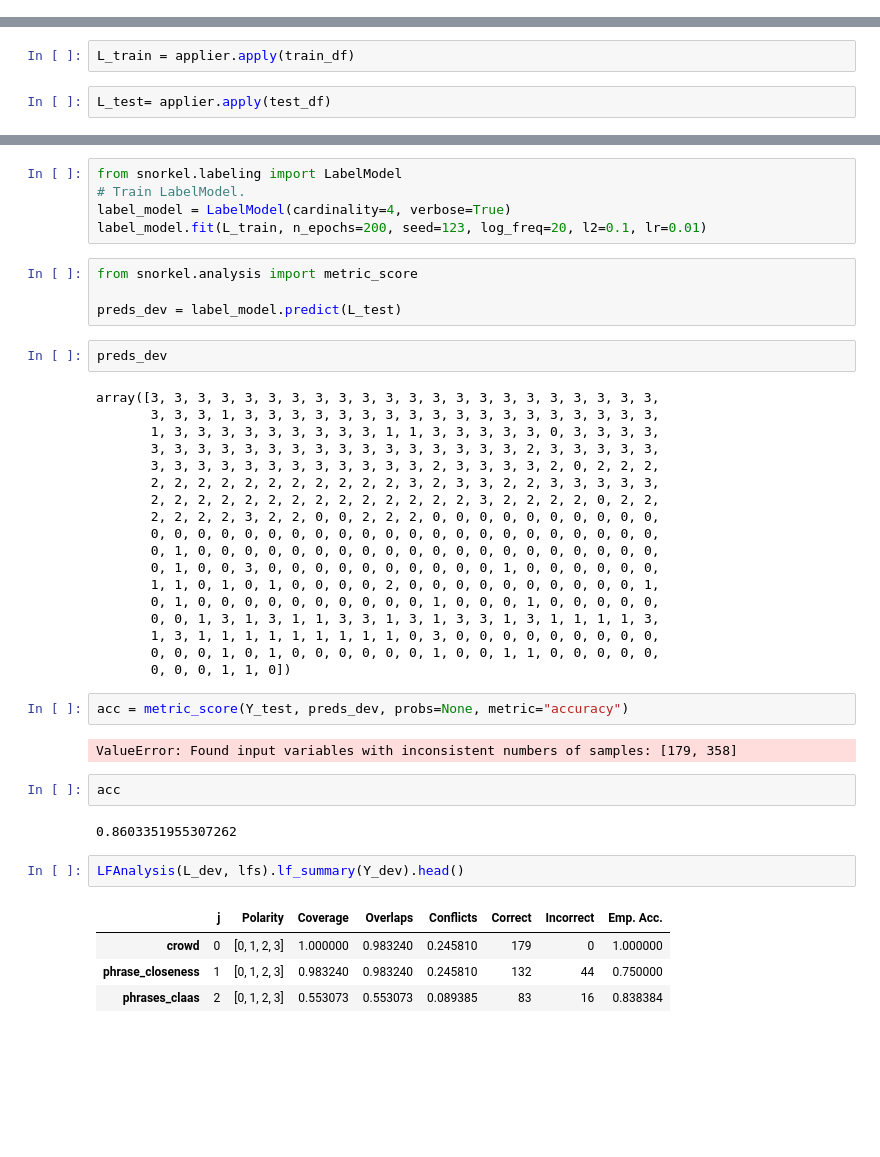
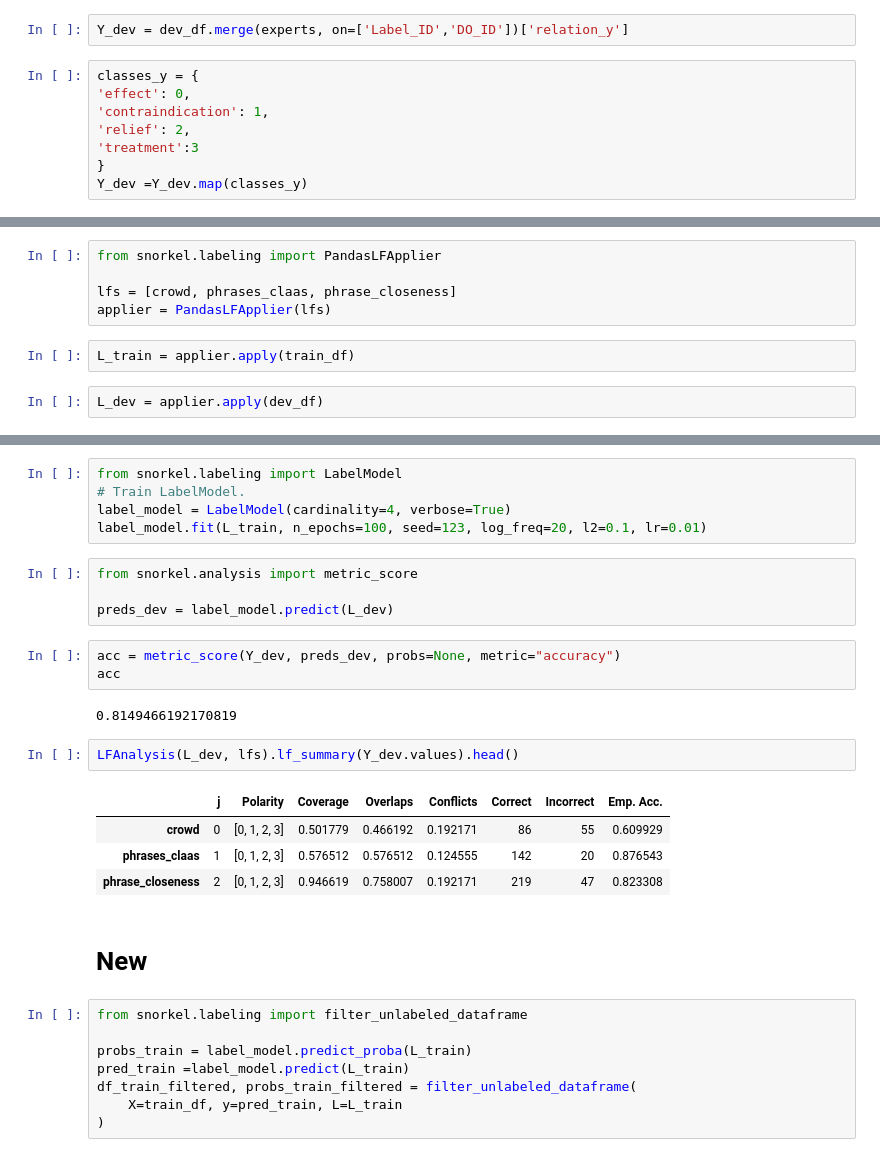
Before and after one commit to MaastrichtU-IDS/OptimAL, a Jupyter notebook: labeling/programmatic/snorkel.ipynb, the cells around one changed output, grey strips where cells are left out. Drawn from its saved outputs; the diff is of its cells as text; blank space fills up the shorter version.

```diff
--- a/labeling/programmatic/snorkel.ipynb
+++ b/labeling/programmatic/snorkel.ipynb
@@ -411,0 +216,10 @@ applier = PandasLFApplier(lfs)
+# %%
+Y_dev = dev_df.merge(experts, on=['Label_ID','DO_ID'])['relation_y']
+# %%
+classes_y = {
+'effect': 0,
+'contraindication': 1,
+'relief': 2,
+'treatment':3
+}
+Y_dev =Y_dev.map(classes_y)
@@ -412,4 +519,9 @@ applier = PandasLFApplier(lfs)
+# %%
+from snorkel.labeling import PandasLFApplier
+
+lfs = [crowd, phrases_claas, phrase_closeness]
+applier = PandasLFApplier(lfs)
 # %%
 L_train = applier.apply(train_df)
 # %%
-L_test= applier.apply(test_df)
+L_dev = applier.apply(dev_df)
@@ -417,43 +533,30 @@ L_test= applier.apply(test_df)
 from snorkel.labeling import LabelModel
 # Train LabelModel.
 label_model = LabelModel(cardinality=4, verbose=True)
-label_model.fit(L_train, n_epochs=200, seed=123, log_freq=20, l2=0.1, lr=0.01)
+label_model.fit(L_train, n_epochs=100, seed=123, log_freq=20, l2=0.1, lr=0.01)
 # %%
 from snorkel.analysis import metric_score
 
-preds_dev = label_model.predict(L_test)
+preds_dev = label_model.predict(L_dev)
-# %%
-preds_dev
-# %% [output]
-array([3, 3, 3, 3, 3, 3, 3, 3, 3, 3, 3, 3, 3, 3, 3, 3, 3, 3, 3, 3, 3, 3,
-       3, 3, 3, 1, 3, 3, 3, 3, 3, 3, 3, 3, 3, 3, 3, 3, 3, 3, 3, 3, 3, 3,
-       1, 3, 3, 3, 3, 3, 3, 3, 3, 3, 1, 1, 3, 3, 3, 3, 3, 0, 3, 3, 3, 3,
-       3, 3, 3, 3, 3, 3, 3, 3, 3, 3, 3, 3, 3, 3, 3, 3, 2, 3, 3, 3, 3, 3,
-       3, 3, 3, 3, 3, 3, 3, 3, 3, 3, 3, 3, 2, 3, 3, 3, 3, 2, 0, 2, 2, 2,
-       2, 2, 2, 2, 2, 2, 2, 2, 2, 2, 2, 3, 2, 3, 3, 2, 2, 3, 3, 3, 3, 3,
-       2, 2, 2, 2, 2, 2, 2, 2, 2, 2, 2, 2, 2, 2, 3, 2, 2, 2, 2, 0, 2, 2,
-       2, 2, 2, 2, 3, 2, 2, 0, 0, 2, 2, 2, 0, 0, 0, 0, 0, 0, 0, 0, 0, 0,
-       0, 0, 0, 0, 0, 0, 0, 0, 0, 0, 0, 0, 0, 0, 0, 0, 0, 0, 0, 0, 0, 0,
-       0, 1, 0, 0, 0, 0, 0, 0, 0, 0, 0, 0, 0, 0, 0, 0, 0, 0, 0, 0, 0, 0,
-       0, 1, 0, 0, 3, 0, 0, 0, 0, 0, 0, 0, 0, 0, 0, 1, 0, 0, 0, 0, 0, 0,
-       1, 1, 0, 1, 0, 1, 0, 0, 0, 0, 2, 0, 0, 0, 0, 0, 0, 0, 0, 0, 0, 1,
-       0, 1, 0, 0, 0, 0, 0, 0, 0, 0, 0, 0, 1, 0, 0, 0, 1, 0, 0, 0, 0, 0,
-       0, 0, 1, 3, 1, 3, 1, 1, 3, 3, 1, 3, 1, 3, 3, 1, 3, 1, 1, 1, 1, 3,
-       1, 3, 1, 1, 1, 1, 1, 1, 1, 1, 1, 0, 3, 0, 0, 0, 0, 0, 0, 0, 0, 0,
-       0, 0, 0, 1, 0, 1, 0, 0, 0, 0, 0, 0, 1, 0, 0, 1, 1, 0, 0, 0, 0, 0,
-       0, 0, 0, 1, 1, 0])
 # %%
-acc = metric_score(Y_test, preds_dev, probs=None, metric="accuracy")
+acc = metric_score(Y_dev, preds_dev, probs=None, metric="accuracy")
+acc
 # %% [output]
-ValueError: Found input variables with inconsistent numbers of samples: [179, 358]
+0.8149466192170819
-# %%
-acc
-# %% [output]
-0.8603351955307262
 # %%
-LFAnalysis(L_dev, lfs).lf_summary(Y_dev).head()
+LFAnalysis(L_dev, lfs).lf_summary(Y_dev.values).head()
 # %% [output]
 |  | j | Polarity | Coverage | Overlaps | Conflicts | Correct | Incorrect | Emp. Acc. |
-| crowd | 0 | [0, 1, 2, 3] | 1.000000 | 0.983240 | 0.245810 | 179 | 0 | 1.000000 |
-| phrase_closeness | 1 | [0, 1, 2, 3] | 0.983240 | 0.983240 | 0.245810 | 132 | 44 | 0.750000 |
-| phrases_claas | 2 | [0, 1, 2, 3] | 0.553073 | 0.553073 | 0.089385 | 83 | 16 | 0.838384 |
+| crowd | 0 | [0, 1, 2, 3] | 0.501779 | 0.466192 | 0.192171 | 86 | 55 | 0.609929 |
+| phrases_claas | 1 | [0, 1, 2, 3] | 0.576512 | 0.576512 | 0.124555 | 142 | 20 | 0.876543 |
+| phrase_closeness | 2 | [0, 1, 2, 3] | 0.946619 | 0.758007 | 0.192171 | 219 | 47 | 0.823308 |
+# %% [markdown]
+# New
+# %%
+from snorkel.labeling import filter_unlabeled_dataframe
+
+probs_train = label_model.predict_proba(L_train)
+pred_train =label_model.predict(L_train)
+df_train_filtered, probs_train_filtered = filter_unlabeled_dataframe(
+    X=train_df, y=pred_train, L=L_train
+)
```
Also changed, not shown: parts of 49 cells of this notebook, 6 other files.
